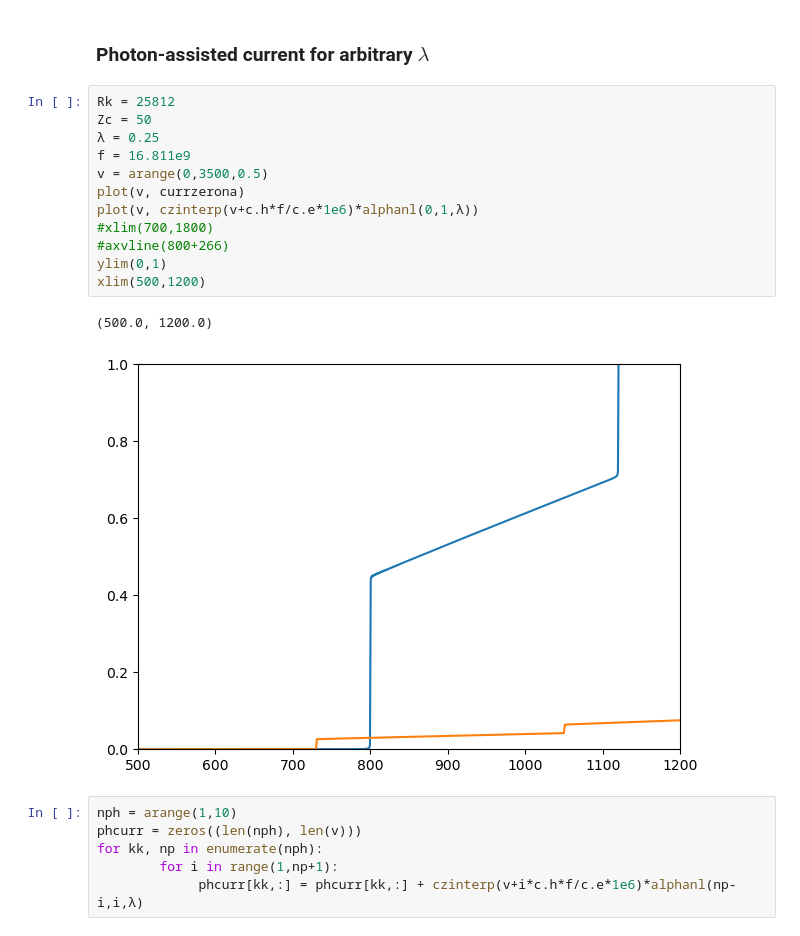
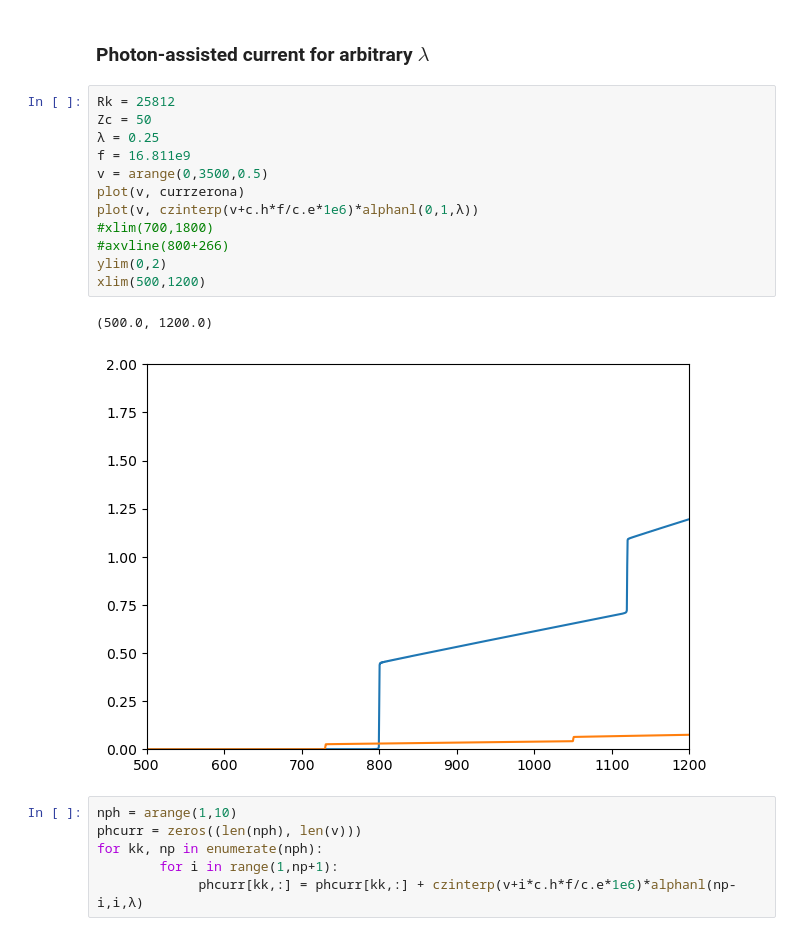
Before and after one commit to OgisT/RateEquations, a Jupyter notebook: RateEqs.ipynb, the cells around one changed output. Cells and saved outputs as stored; diff of their text form.

```diff
--- a/RateEqs.ipynb
+++ b/RateEqs.ipynb
@@ -812,18 +803,18 @@ plot(v, czinterp(v), '--')
 # %%
 Rk = 25812
 Zc = 50
 λ = 0.25
 f = 16.811e9
 v = arange(0,3500,0.5)
 plot(v, currzerona)
 plot(v, czinterp(v+c.h*f/c.e*1e6)*alphanl(0,1,λ))
 #xlim(700,1800)
 #axvline(800+266)
-ylim(0,1)
+ylim(0,2)
 xlim(500,1200)
 # %% [output]
 (500.0, 1200.0)
-[figure, old version]
+[figure, new version]
 # %%
 nph = arange(1,10)
 phcurr = zeros((len(nph), len(v)))
```
Also changed, not shown: parts of 69 cells of this notebook.
